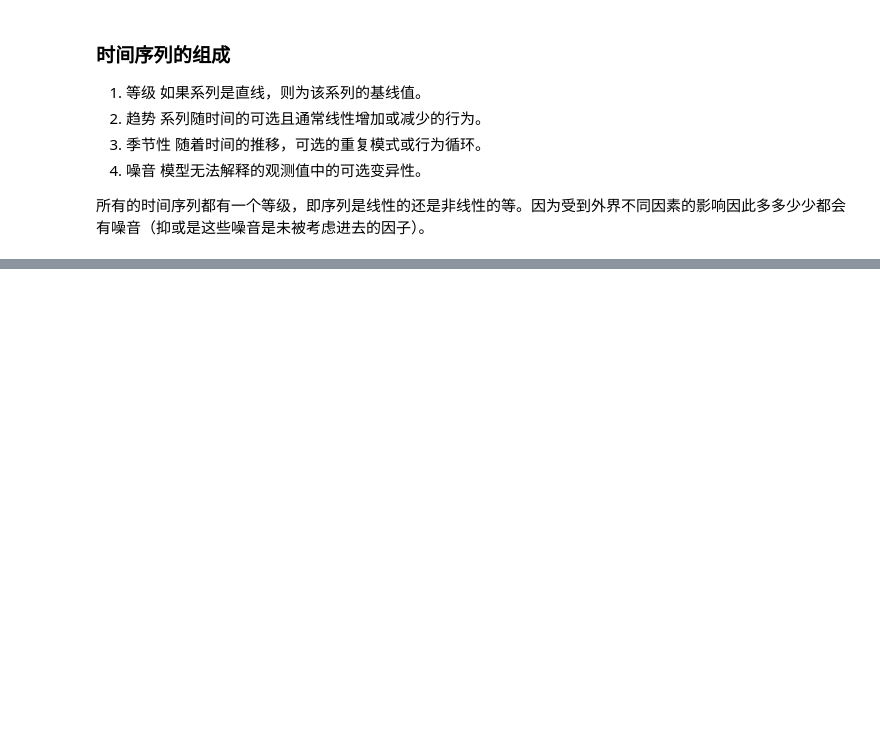
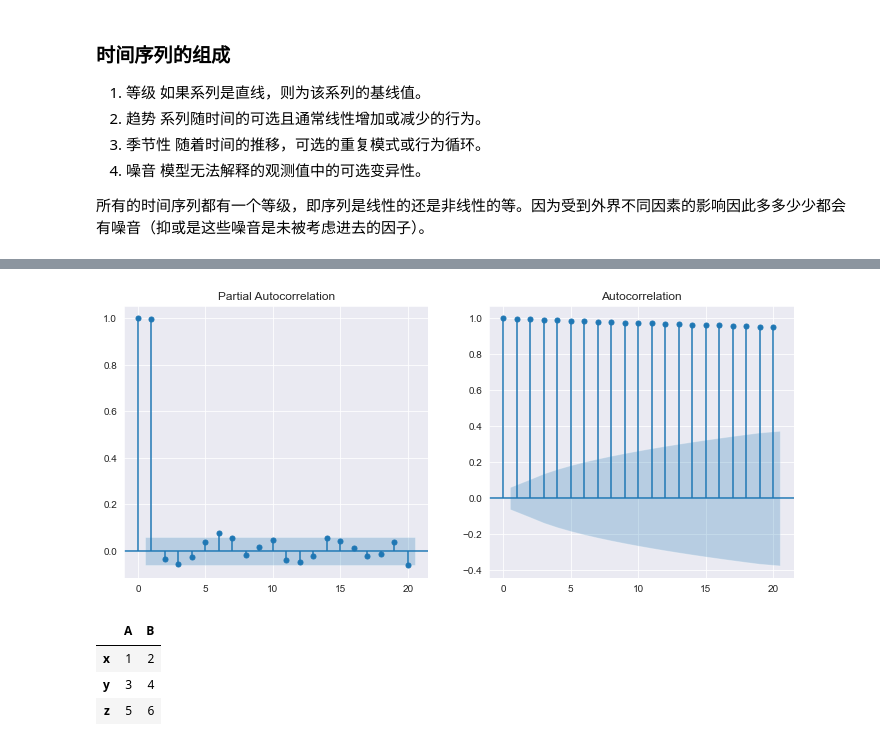
Before and after one commit to zhiyixu/FA, a Jupyter notebook: Mathmatic Moding/Python Time Series/TimeSeriesInPython.ipynb, the cells around one changed output, grey strips where cells are left out. Cells and saved outputs as stored; diff of their text form; code cells hidden in the pictures; blank space fills up the shorter version.

```diff
--- a/Mathmatic Moding/Python Time Series/TimeSeriesInPython.ipynb
+++ b/Mathmatic Moding/Python Time Series/TimeSeriesInPython.ipynb
@@ -143,0 +110,25 @@ array([[4, 5],
+# %%
+# q -> acf; p -> pacf; 选择在置信区间内的值， 看原始值还是看差分？
+from statsmodels.graphics.tsaplots import plot_acf, plot_pacf
+
+arma_diff = arma_trining_data.diff().dropna() # 一阶差分
+
+fig, axs = plt.subplots(1,2, figsize=(12, 5))
+plot_acf(arma_trining_data.price, lags=20, ax=axs[1])
+plot_pacf(arma_trining_data.price, lags=20, ax=axs[0])
+plt.show()
+# %% [output]
+[figure, added]
+# %%
+tdf = pd.DataFrame([[1, 2], [3, 4]], columns=list('AB'), index=['x', 'y'])
+
+tdf
+
+a = pd.DataFrame([[5, 6]], columns=list('AB'), index=['z'])
+
+tdf.append(a)
+# %% [output]
+|  | A | B |
+| x | 1 | 2 |
+| y | 3 | 4 |
+| z | 5 | 6 |
```
Also changed, not shown: parts of 17 cells of this notebook.
